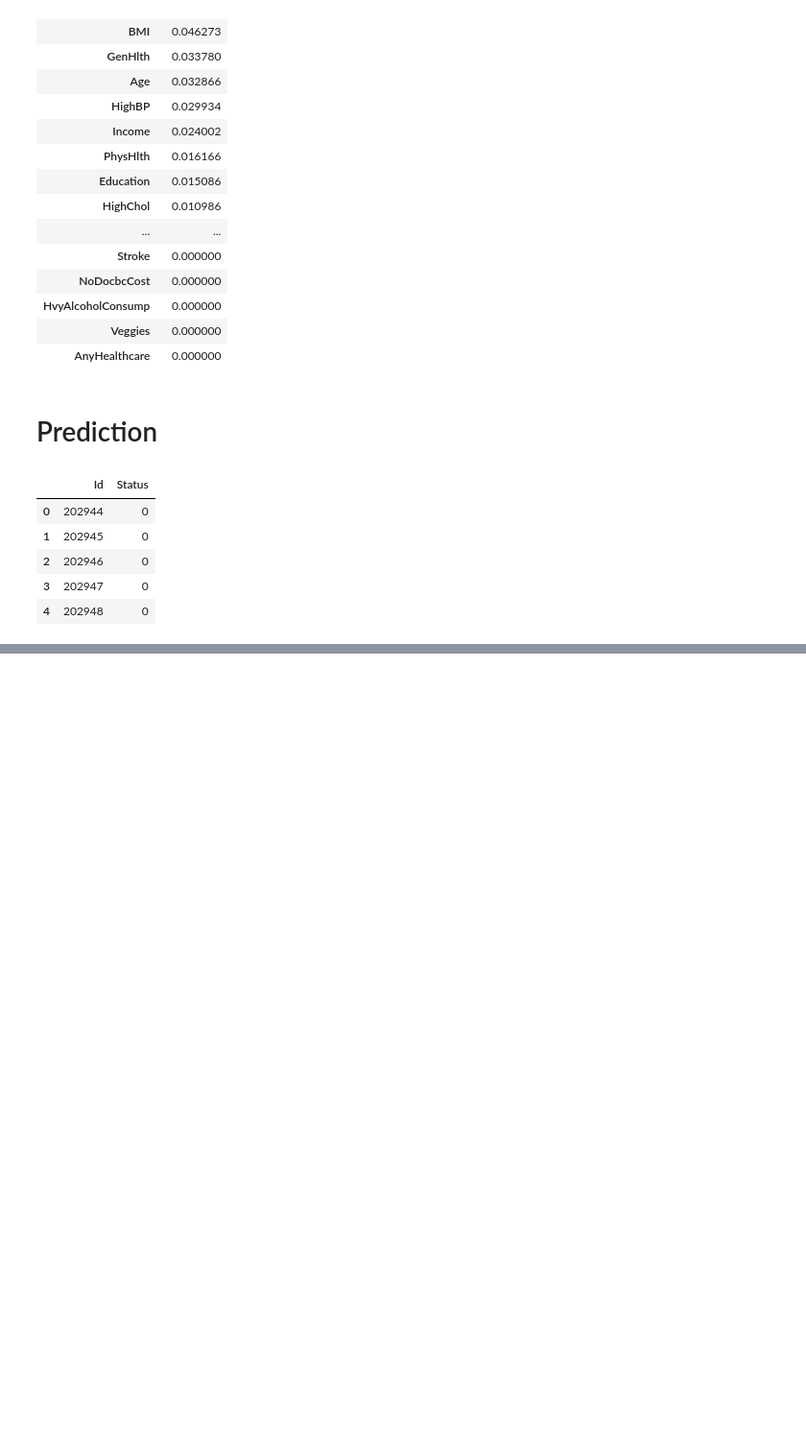
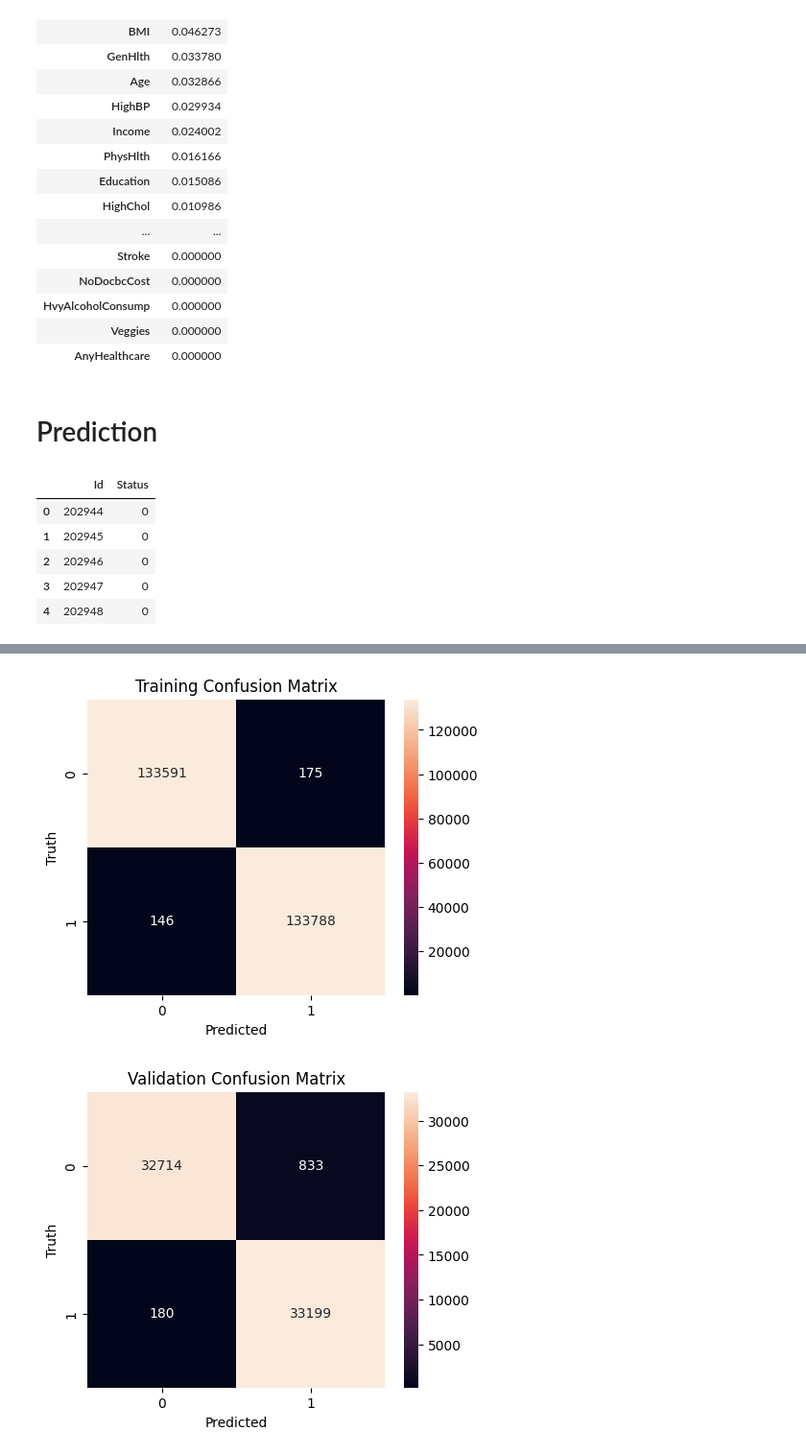
Before and after one commit to NgDK27/ML-A1, a Jupyter notebook: notebooks/4.Optimization.ipynb, the cells around one changed output, grey strips where cells are left out. Shown at 96% size. Cells and saved outputs as stored; diff of their text form; code cells hidden in the pictures; blank space fills up the shorter version.

```diff
--- a/notebooks/4.Optimization.ipynb
+++ b/notebooks/4.Optimization.ipynb
@@ -193,3 +205,28 @@ ROC AUC Score: 0.9849
+# %%
+# Confusion matrix
+train_conf_matrix = confusion_matrix(train_y, train_pred_y)
+val_conf_matrix = confusion_matrix(val_y, val_pred_y)
+
+# Plot training confusion matrix
+plt.figure(figsize=(5,4))
+sns.heatmap(train_conf_matrix, annot=True, fmt='d')
+plt.xlabel('Predicted')
+plt.ylabel('Truth')
+plt.title('Training Confusion Matrix')
+plt.savefig("../images/train_random_forest_confusion_matrix.png")
+plt.show()
+
+# Plot validation confusion matrix
+plt.figure(figsize=(5,4))
+sns.heatmap(val_conf_matrix, annot=True, fmt='d')
+plt.xlabel('Predicted')
+plt.ylabel('Truth')
+plt.title('Validation Confusion Matrix')
+plt.savefig("../images/val_random_forest_confusion_matrix.png")
+plt.show()
+# %% [output]
+[figure, added]
+[figure, added]
 # %%
 export_path = "../data/result/s3925921_predictions.csv"
 df_export.to_csv(export_path, index=False)
```
Also changed, not shown: parts of 3 cells of this notebook, 5 other files.
